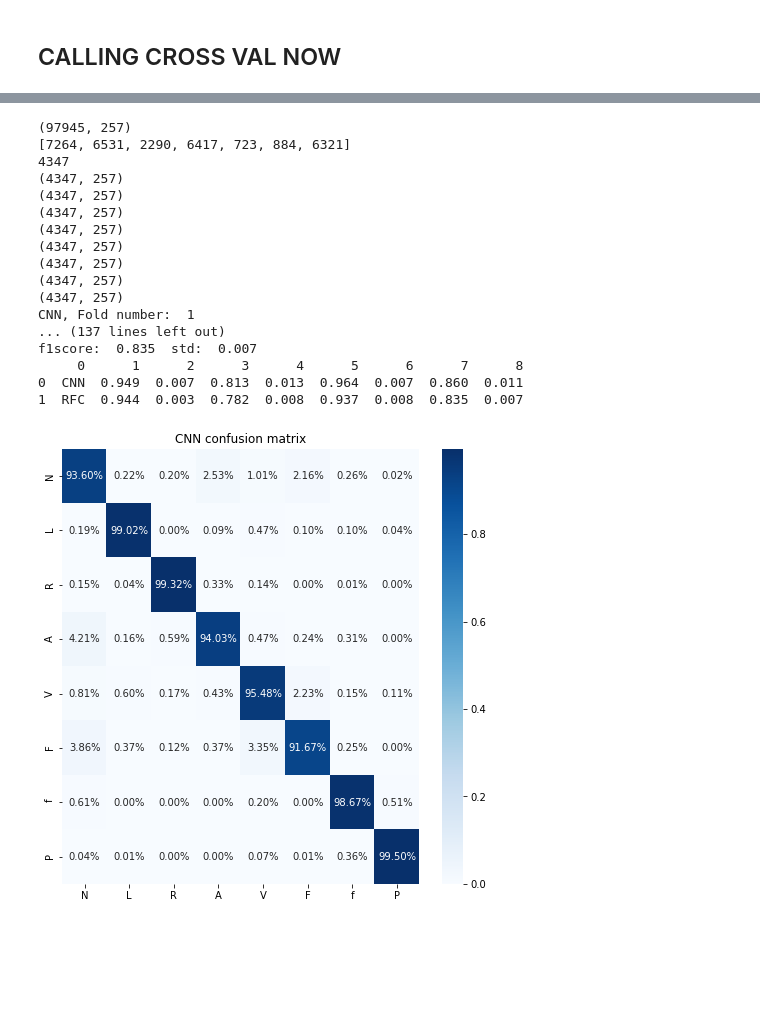
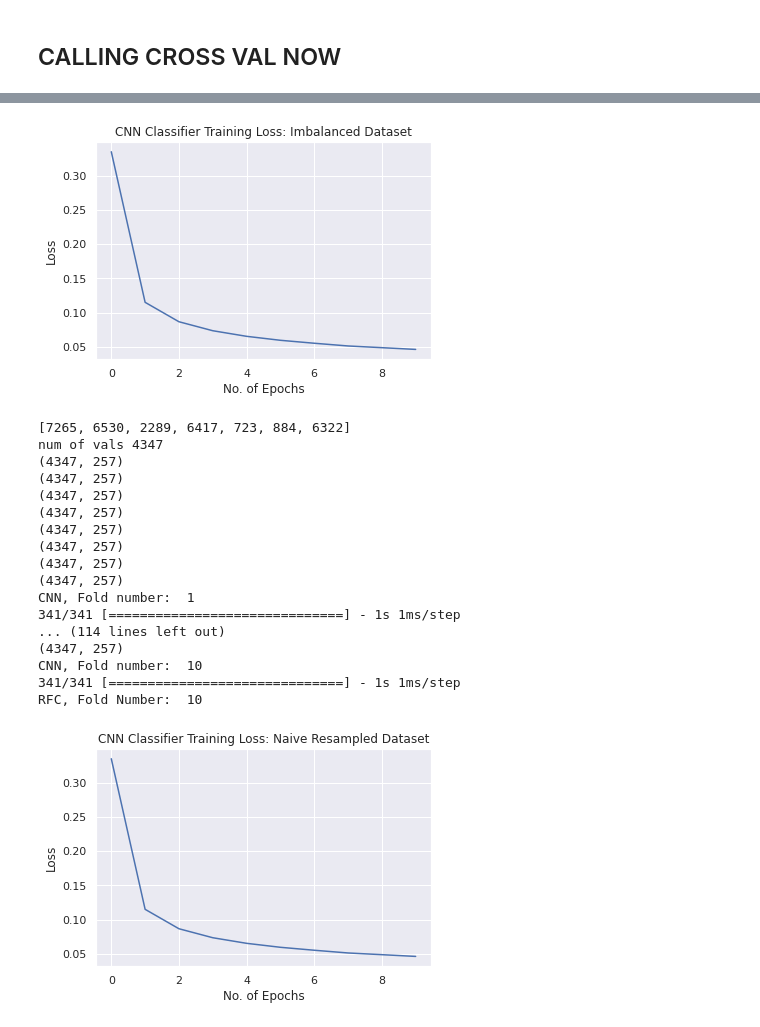
Before and after one commit to ruchiraravishankar/lvl4-hons-project, a Jupyter notebook: notebooks/Cross Validation for all Datasets.ipynb, the cells around one changed output, grey strips where cells are left out. Drawn from its saved outputs; the diff is of its cells as text; code cells hidden in the pictures; blank space fills up the shorter version.

```diff
--- a/notebooks/Cross Validation for all Datasets.ipynb
+++ b/notebooks/Cross Validation for all Datasets.ipynb
@@ -60,0 +58,3 @@ print(mlii.shape)
+# %%
+mlii = np.loadtxt(path+'train_unsampled_mlii/mlii.csv', delimiter=',')
+print(mlii.shape)
@@ -72,6 +74,8 @@ targets = y
 categories=['N', 'L', 'R', 'A', 'V', 'F', 'f','P']
 # %%
 def cross_val(inputs, targets, resamp_func, synth_model, file_type):
+  train_loss_list = []
+
   cnn_acc_list = []
   cnn_pre_list = []
   cnn_rec_list = []
@@ -87,7 +91,6 @@ def cross_val(inputs, targets, resamp_func, synth_model, file_type):
 
   from sklearn.utils import resample
 
-
   fold_no = 1
 
   for train, test in kfold.split(inputs, targets):
@@ -98,20 +101,17 @@ def cross_val(inputs, targets, resamp_func, synth_model, file_type):
     ytr_res = ytr.reshape(-1,1)
 
     train_vals = np.concatenate((xtr, ytr_res), axis=1)
-    print(train_vals.shape)
     if (resamp_func == 0) and (synth_model is None):
       xtr_new = xtr
       ytr_new = ytr
 
     elif (resamp_func != 0) and (synth_model is not None):
-
       new_train_vals = resamp_func(train_vals, synth_model)
-
       xtr_new = new_train_vals[:,:-1]
       ytr_new = new_train_vals[:,-1]
 
     else:
-
+      # upsampled with given func
       new_train_vals = resamp_func(train_vals)
 
       xtr_new = new_train_vals[:,:-1]
@@ -140,6 +140,8 @@ def cross_val(inputs, targets, resamp_func, synth_model, file_type):
 
     print('CNN, Fold number: ', fold_no)
     model = cnnmodel.fit(inputs_3d_tr, targets_cat_tr, epochs=epoch, validation_split=0.2, verbose=verbose,batch_size=batch_size)
+    training_loss = model.history['loss']
+    train_loss_list.append(training_loss)
     cnnpredictions = cnnmodel.predict(inputs_3d_te, verbose=1)
     y_pred_cnn = np.argmax(cnnpredictions, axis=1)
     cnn_actual = np.argmax(targets_cat_te, axis=1)
@@ -207,6 +209,7 @@ def cross_val(inputs, targets, resamp_func, synth_model, file_type):
 
   rfc_f1s = pd.DataFrame(rfc_f1_list)
   rfc_f1s.to_csv(rfc_unsamp +'RFC_f1s.csv', encoding='utf-8', index=False)
+  return train_loss_list
 # %%
 ## NAIVE RESAMPLING FUNCTIONS
 
@@ -381,4 +385,20 @@ def resample_vae(train_vals, synth_model):
 (47616, 257)
 # %% [markdown]
 ## CALLING CROSS VAL NOW
+# %%
+def plot_loss(tll, dataset):
+  # print(len(train_loss_list[0]))
+  import seaborn as sns
+  sns.set()
+  tll = np.array(train_loss_list)
+  # print(tll)
+  train_loss_mean = np.mean(tll, axis=0)
+  # print(train_loss_mean)
+
+
+  plt.plot(range(len(train_loss_mean)), train_loss_mean)
+  plt.title("CNN Classifier Training Loss: " + dataset + " Dataset")
+  plt.xlabel("No. of Epochs")
+  plt.ylabel("Loss")
+  plt.show()
 # %%
@@ -406,21 +424,26 @@ f1score:  0.827  std:  0.019
+# %%
+plot_loss(train_loss_list, "Imbalanced")
+# %% [output]
+[figure, added]
 # %%
-cross_val(inputs, targets, naive_resample, None, 'naive')
+tll_naive = cross_val(inputs, targets, naive_resample, None, 'naive')
+plot_loss(tll_naive, "Naive Resampled")
 # %% [output]
-(97945, 257)
-[7264, 6531, 2290, 6417, 723, 884, 6321]
-4347
+[7265, 6530, 2289, 6417, 723, 884, 6322]
+num of vals 4347
 (4347, 257)
 (4347, 257)
 (4347, 257)
 (4347, 257)
 (4347, 257)
 (4347, 257)
 (4347, 257)
 (4347, 257)
 CNN, Fold number:  1
-... (137 lines left out)
-f1score:  0.835  std:  0.007
-     0      1      2      3      4      5      6      7      8
-0  CNN  0.949  0.007  0.813  0.013  0.964  0.007  0.860  0.011
-1  RFC  0.944  0.003  0.782  0.008  0.937  0.008  0.835  0.007
+341/341 [==============================] - 1s 1ms/step
+... (114 lines left out)
+(4347, 257)
+CNN, Fold number:  10
+341/341 [==============================] - 1s 1ms/step
+RFC, Fold Number:  10
-[figure, old version]
+[figure, new version]
```
Also changed, not shown: parts of 16 cells of this notebook.
